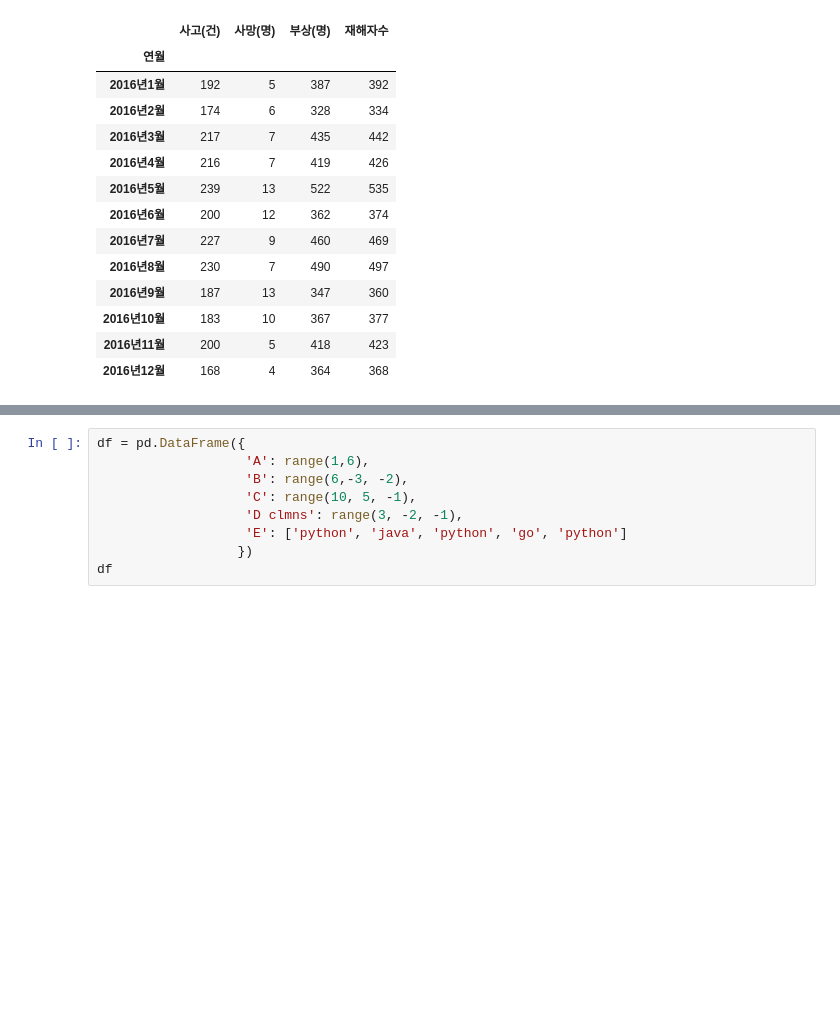
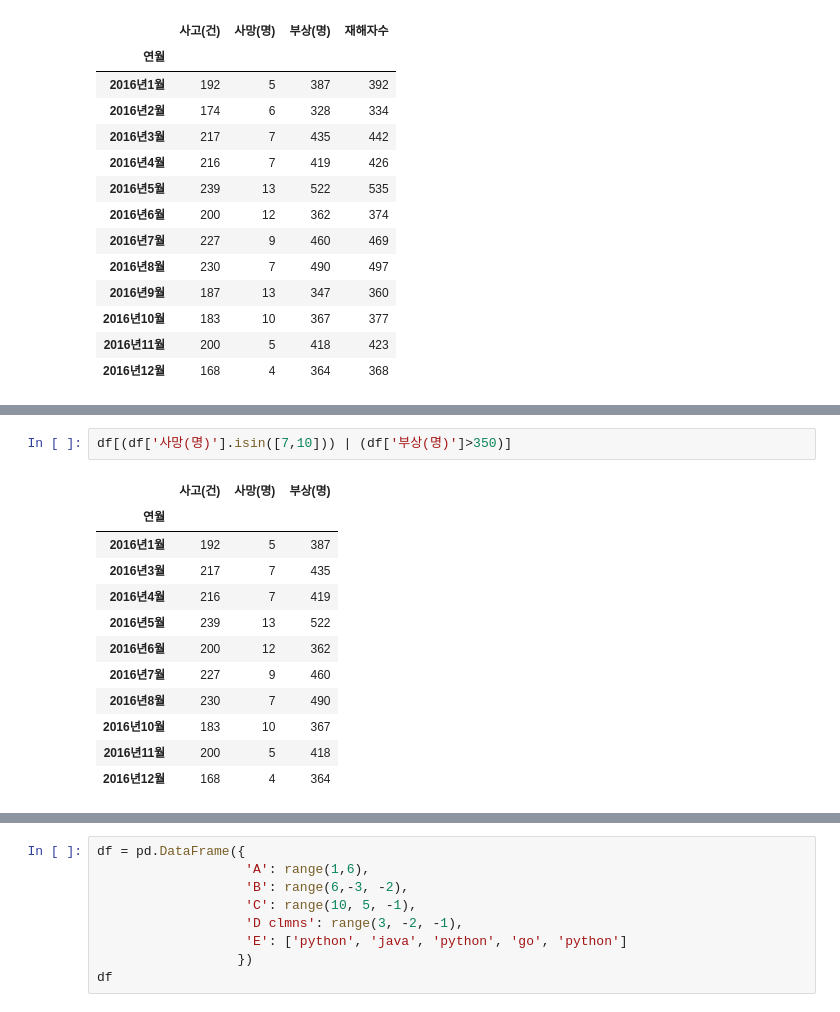
Before and after one commit to kmk0909/2026-BDA, a Jupyter notebook: code/06w_dataframe_B.ipynb, the cells around one changed output, grey strips where cells are left out. Drawn from its saved outputs; the diff is of its cells as text; blank space fills up the shorter version.

```diff
--- a/code/06w_dataframe_B.ipynb
+++ b/code/06w_dataframe_B.ipynb
@@ -671,0 +964,15 @@ df2
+# %%
+df[(df['사망(명)'].isin([7,10])) | (df['부상(명)']>350)]
+# %% [output]
+|  | 사고(건) | 사망(명) | 부상(명) |
+| 연월 |  |  |  |
+| 2016년1월 | 192 | 5 | 387 |
+| 2016년3월 | 217 | 7 | 435 |
+| 2016년4월 | 216 | 7 | 419 |
+| 2016년5월 | 239 | 13 | 522 |
+| 2016년6월 | 200 | 12 | 362 |
+| 2016년7월 | 227 | 9 | 460 |
+| 2016년8월 | 230 | 7 | 490 |
+| 2016년10월 | 183 | 10 | 367 |
+| 2016년11월 | 200 | 5 | 418 |
+| 2016년12월 | 168 | 4 | 364 |
```
Also changed, not shown: parts of 30 cells of this notebook.
